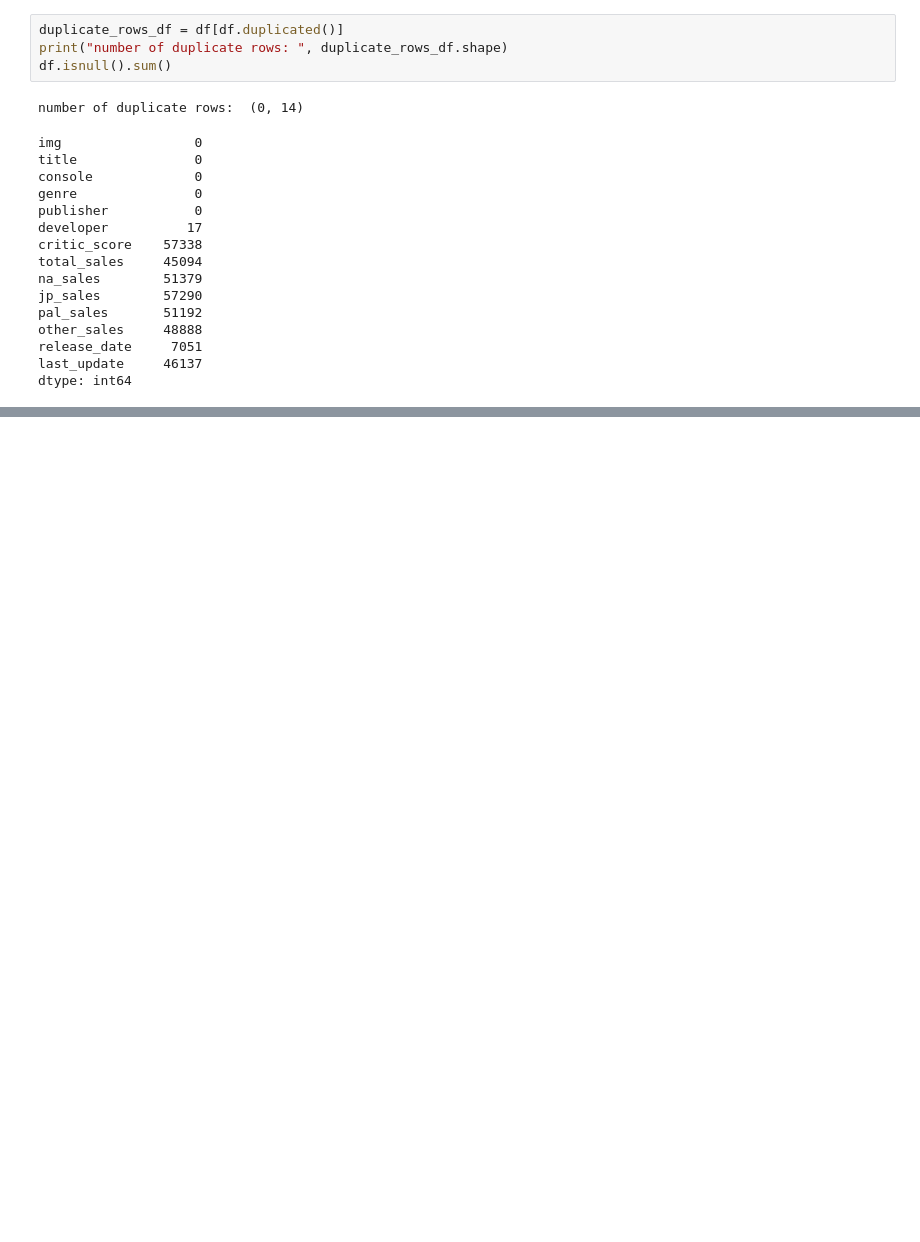
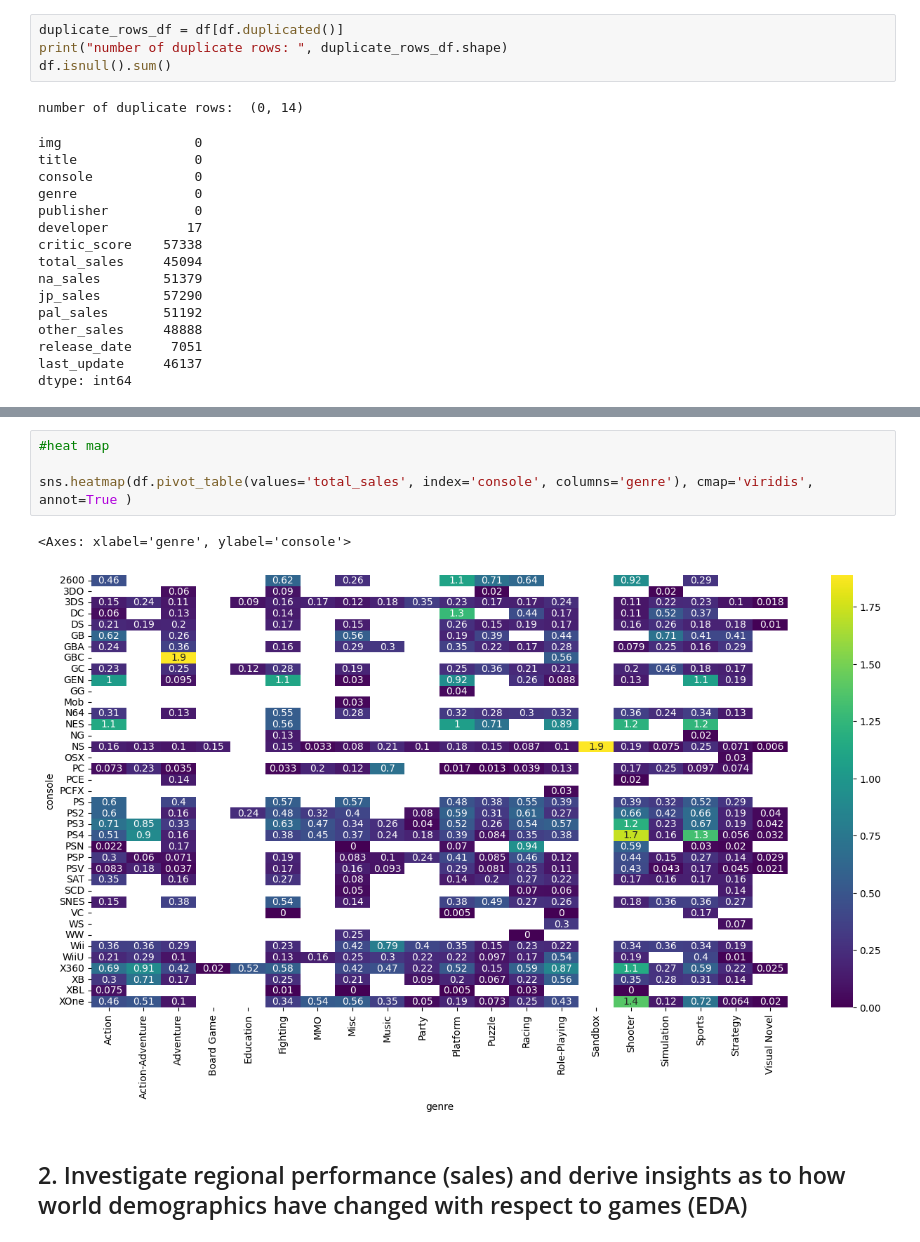
Before and after one commit to Bleow69/Beepboop, a Jupyter notebook: VGModel.ipynb, the cells around one changed output, grey strips where cells are left out. Drawn from its saved outputs; the diff is of its cells as text; blank space fills up the shorter version.

```diff
--- a/VGModel.ipynb
+++ b/VGModel.ipynb
@@ -67,0 +170,9 @@ Dataset has missing values but no duplicate values
+# %%
+#heat map
+
+sns.heatmap(df.pivot_table(values='total_sales', index='console', columns='genre'), cmap='viridis', annot=True )
+# %% [output]
+<Axes: xlabel='genre', ylabel='console'>
+[figure, added]
+# %% [markdown]
+## 2. Investigate regional performance (sales) and derive insights as to how world demographics have changed with respect to games (EDA)
```
Also changed, not shown: parts of 15 cells of this notebook.
